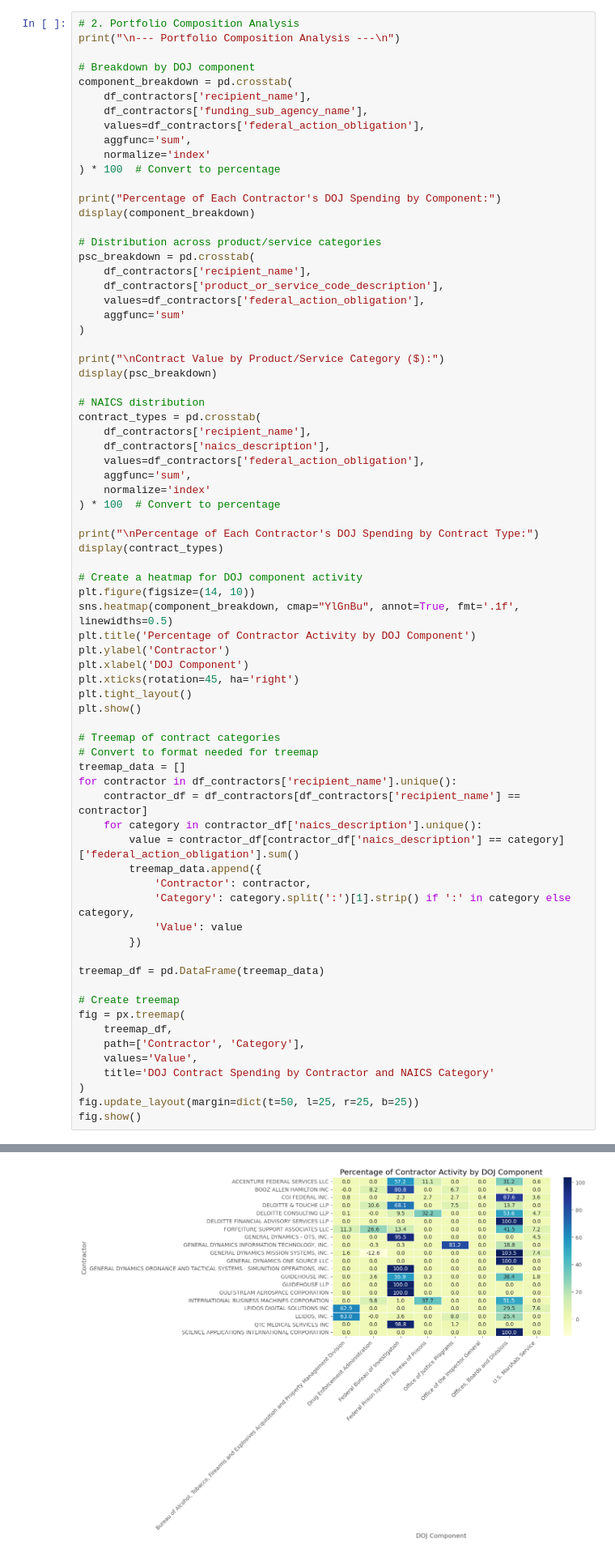
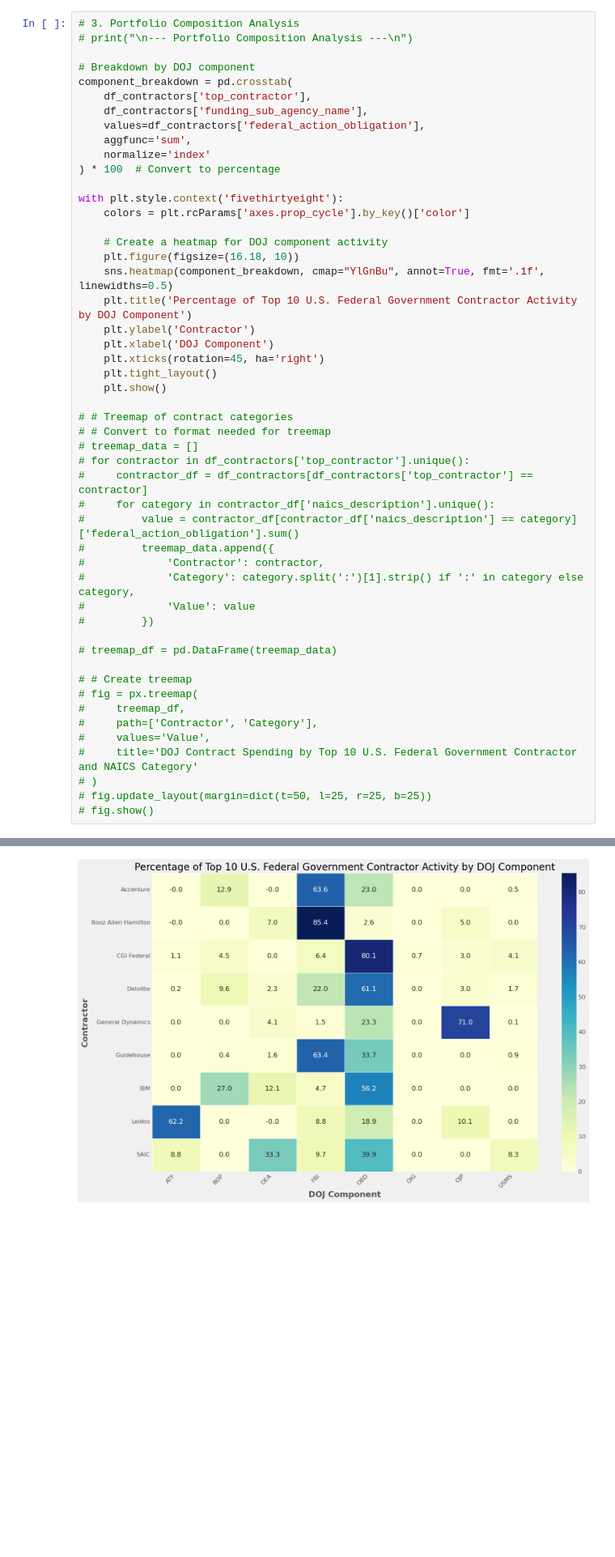
Before and after one commit to seanwhaley/USASpending, a Jupyter notebook: analysis/USA_Spending_Contractor_Analysis.ipynb, the cells around one changed output, grey strips where cells are left out. Shown at 81% size. Drawn from its saved outputs; the diff is of its cells as text; blank space fills up the shorter version.

Commit message:
feat: add top contractor analysis and outputs

```diff
--- a/analysis/USA_Spending_Contractor_Analysis.ipynb
+++ b/analysis/USA_Spending_Contractor_Analysis.ipynb
@@ -242,74 +470,51 @@ Name: federal_action_obligation, dtype: float64
 # %%
-# 2. Portfolio Composition Analysis
-print("\n--- Portfolio Composition Analysis ---\n")
+# 3. Portfolio Composition Analysis
+# print("\n--- Portfolio Composition Analysis ---\n")
 
 # Breakdown by DOJ component
 component_breakdown = pd.crosstab(
-    df_contractors['recipient_name'],
+    df_contractors['top_contractor'],
     df_contractors['funding_sub_agency_name'],
     values=df_contractors['federal_action_obligation'],
     aggfunc='sum',
     normalize='index'
 ) * 100  # Convert to percentage
 
-print("Percentage of Each Contractor's DOJ Spending by Component:")
-display(component_breakdown)
+with plt.style.context('fivethirtyeight'):
+    colors = plt.rcParams['axes.prop_cycle'].by_key()['color']
 
-# Distribution across product/service categories
-psc_breakdown = pd.crosstab(
-    df_contractors['recipient_name'],
-    df_contractors['product_or_service_code_description'],
-    values=df_contractors['federal_action_obligation'],
-    aggfunc='sum'
-)
+    # Create a heatmap for DOJ component activity
+    plt.figure(figsize=(16.18, 10))
+    sns.heatmap(component_breakdown, cmap="YlGnBu", annot=True, fmt='.1f', linewidths=0.5)
+    plt.title('Percentage of Top 10 U.S. Federal Government Contractor Activity by DOJ Component')
+    plt.ylabel('Contractor')
+    plt.xlabel('DOJ Component')
+    plt.xticks(rotation=45, ha='right')
+    plt.tight_layout()
+    plt.show()
 
-print("\nContract Value by Product/Service Category ($):")
-display(psc_breakdown)
+# # Treemap of contract categories
+# # Convert to format needed for treemap
+# treemap_data = []
+# for contractor in df_contractors['top_contractor'].unique():
+#     contractor_df = df_contractors[df_contractors['top_contractor'] == contractor]
+#     for category in contractor_df['naics_description'].unique():
+#         value = contractor_df[contractor_df['naics_description'] == category]['federal_action_obligation'].sum()
+#         treemap_data.append({
+#             'Contractor': contractor,
+#             'Category': category.split(':')[1].strip() if ':' in category else category,
+#             'Value': value
+#         })
 
-# NAICS distribution
-contract_types = pd.crosstab(
-    df_contractors['recipient_name'],
-    df_contractors['naics_description'],
-    values=df_contractors['federal_action_obligation'],
-    aggfunc='sum',
-    normalize='index'
-) * 100  # Convert to percentage
+# treemap_df = pd.DataFrame(treemap_data)
 
-print("\nPercentage of Each Contractor's DOJ Spending by Contract Type:")
-display(contract_types)
-
-# Create a heatmap for DOJ component activity
-plt.figure(figsize=(14, 10))
-sns.heatmap(component_breakdown, cmap="YlGnBu", annot=True, fmt='.1f', linewidths=0.5)
-plt.title('Percentage of Contractor Activity by DOJ Component')
-plt.ylabel('Contractor')
-plt.xlabel('DOJ Component')
-plt.xticks(rotation=45, ha='right')
-plt.tight_layout()
-plt.show()
-
-# Treemap of contract categories
-# Convert to format needed for treemap
-treemap_data = []
-for contractor in df_contractors['recipient_name'].unique():
-    contractor_df = df_contractors[df_contractors['recipient_name'] == contractor]
-    for category in contractor_df['naics_description'].unique():
-        value = contractor_df[contractor_df['naics_description'] == category]['federal_action_obligation'].sum()
-        treemap_data.append({
-            'Contractor': contractor,
-            'Category': category.split(':')[1].strip() if ':' in category else category,
-            'Value': value
-        })
-
-treemap_df = pd.DataFrame(treemap_data)
-
-# Create treemap
-fig = px.treemap(
-    treemap_df,
-    path=['Contractor', 'Category'],
-    values='Value',
-    title='DOJ Contract Spending by Contractor and NAICS Category'
-)
-fig.update_layout(margin=dict(t=50, l=25, r=25, b=25))
-fig.show()
+# # Create treemap
+# fig = px.treemap(
+#     treemap_df,
+#     path=['Contractor', 'Category'],
+#     values='Value',
+#     title='DOJ Contract Spending by Top 10 U.S. Federal Government Contractor and NAICS Category'
+# )
+# fig.update_layout(margin=dict(t=50, l=25, r=25, b=25))
+# fig.show()
 # %% [output]
@@ -375 +521 @@ Percentage of Each Contractor's DOJ Spending by Contract Type:
-[figure, old version]
+[figure, new version]
```
Also changed, not shown: parts of 25 cells of this notebook, 4 other files.
